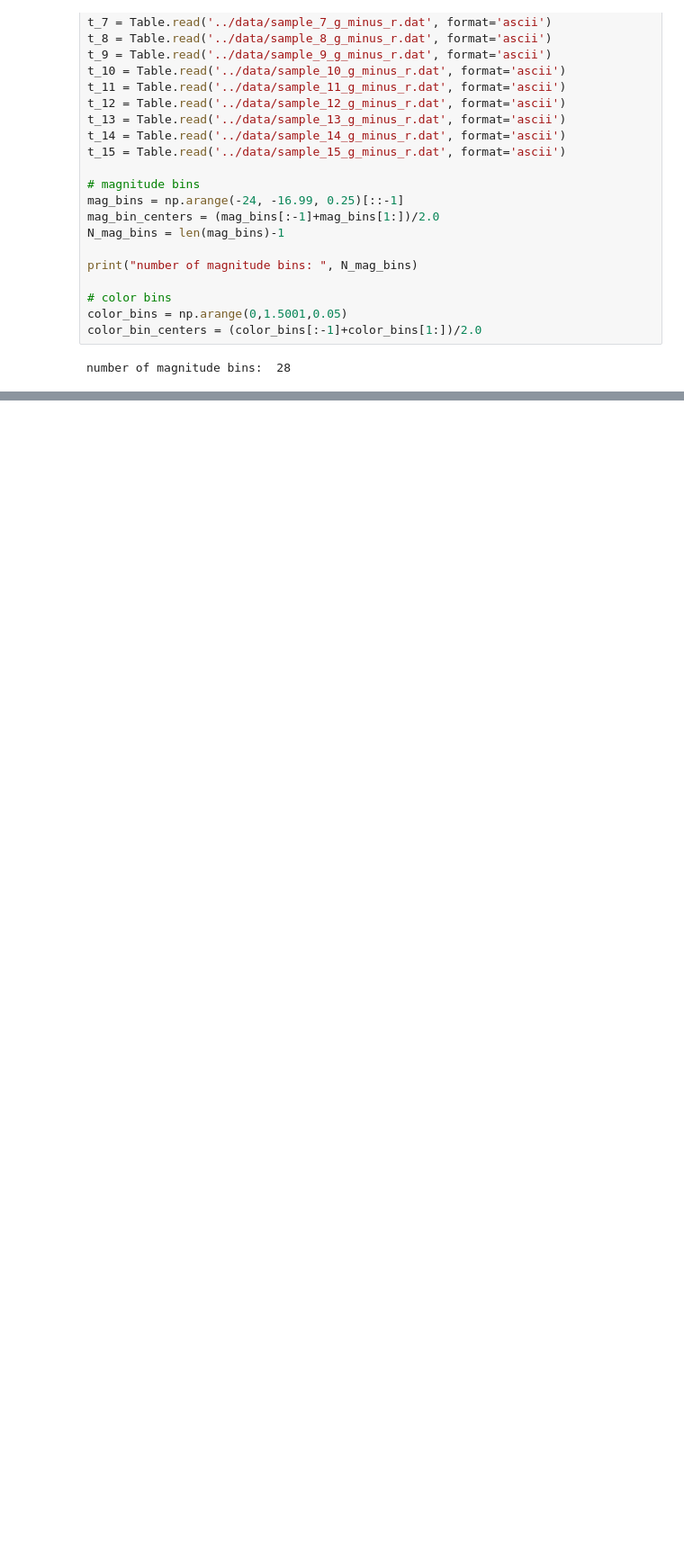
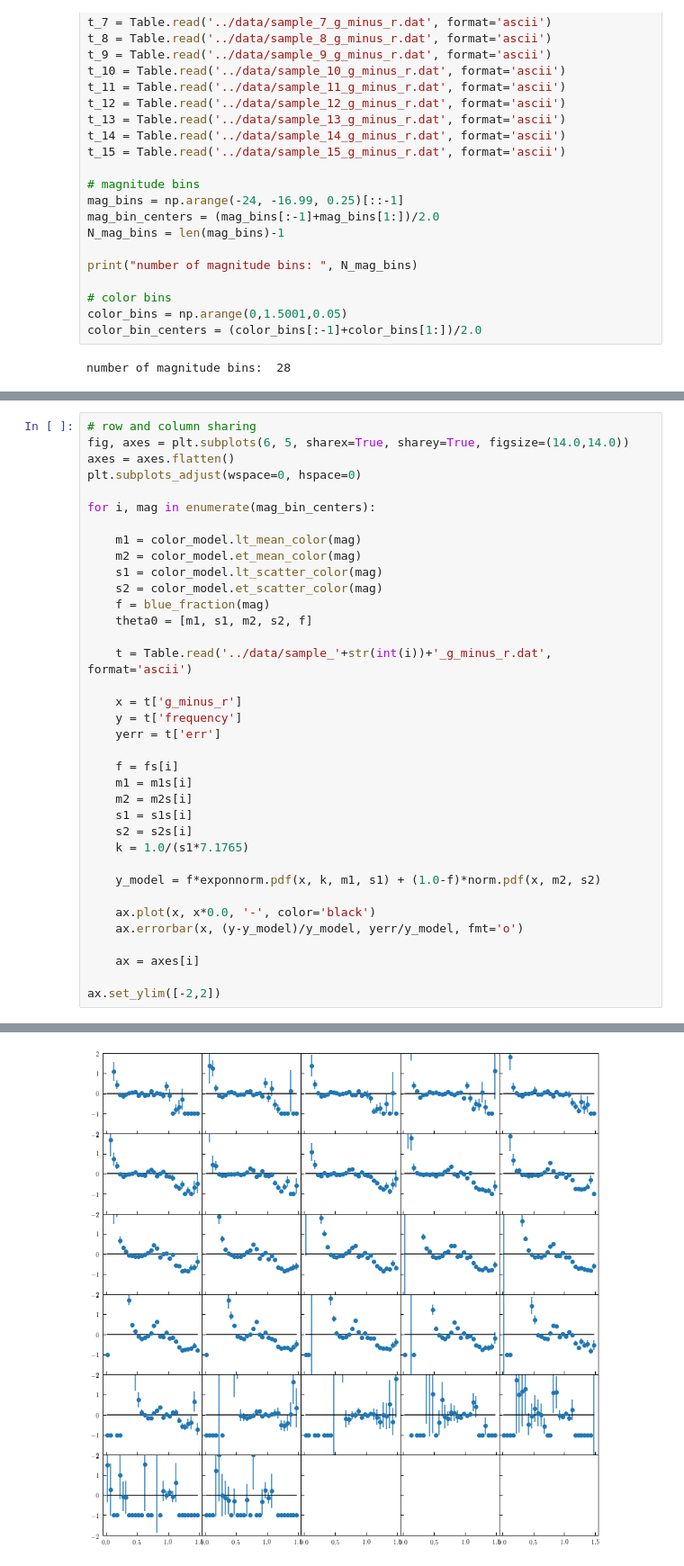
Before and after one commit to duncandc/galaxy_shapes, a Jupyter notebook: sdss_measurements/notebooks/galaxy_color.ipynb, the cells around one changed output, grey strips where cells are left out. Shown at 90% size. Drawn from its saved outputs; the diff is of its cells as text; blank space fills up the shorter version.

```diff
--- a/sdss_measurements/notebooks/galaxy_color.ipynb
+++ b/sdss_measurements/notebooks/galaxy_color.ipynb
@@ -57,0 +184,37 @@ plt.show()
+# %%
+# row and column sharing
+fig, axes = plt.subplots(6, 5, sharex=True, sharey=True, figsize=(14.0,14.0))
+axes = axes.flatten()
+plt.subplots_adjust(wspace=0, hspace=0)
+
+for i, mag in enumerate(mag_bin_centers):
+
+    m1 = color_model.lt_mean_color(mag)
+    m2 = color_model.et_mean_color(mag)
+    s1 = color_model.lt_scatter_color(mag)
+    s2 = color_model.et_scatter_color(mag)
+    f = blue_fraction(mag)
+    theta0 = [m1, s1, m2, s2, f]
+
+    t = Table.read('../data/sample_'+str(int(i))+'_g_minus_r.dat', format='ascii')
+
+    x = t['g_minus_r']
+    y = t['frequency']
+    yerr = t['err']
+
+    f = fs[i]
+    m1 = m1s[i]
+    m2 = m2s[i]
+    s1 = s1s[i]
+    s2 = s2s[i]
+    k = 1.0/(s1*7.1765)
+
+    y_model = f*exponnorm.pdf(x, k, m1, s1) + (1.0-f)*norm.pdf(x, m2, s2)
+
+    ax.plot(x, x*0.0, '-', color='black')
+    ax.errorbar(x, (y-y_model)/y_model, yerr/y_model, fmt='o')
+
+    ax = axes[i]
+
+ax.set_ylim([-2,2])
+# %% [output]
@@ -57,0 +222 @@ plt.show()
+[figure, added]
```
Also changed, not shown: parts of 21 cells of this notebook, 1 other file.
